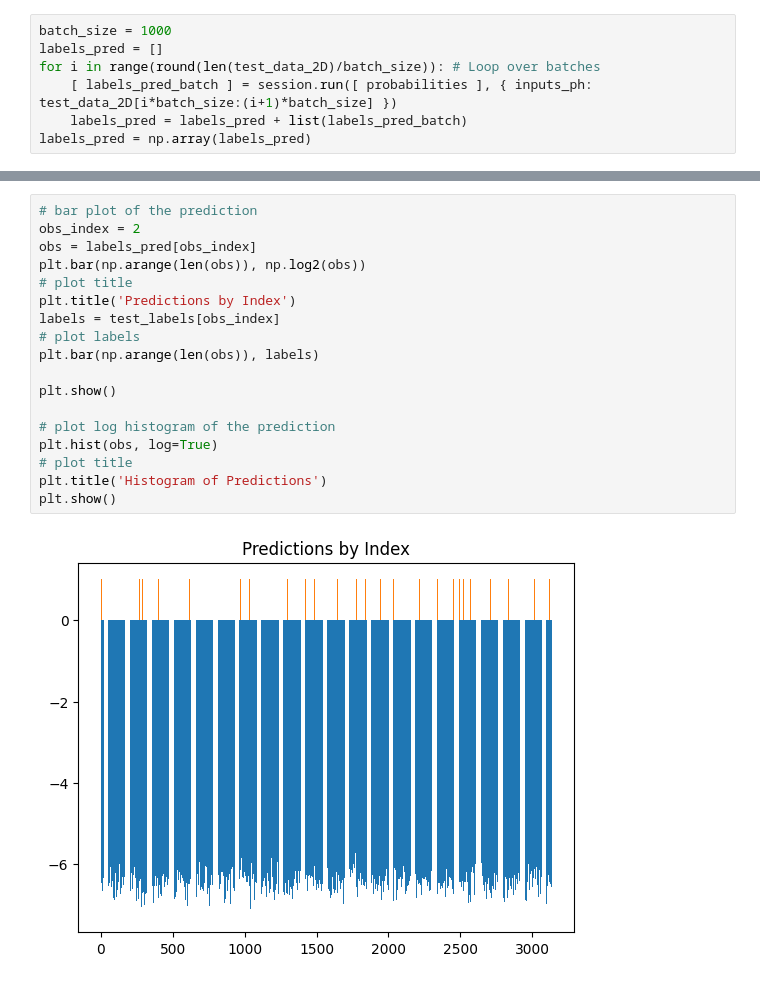
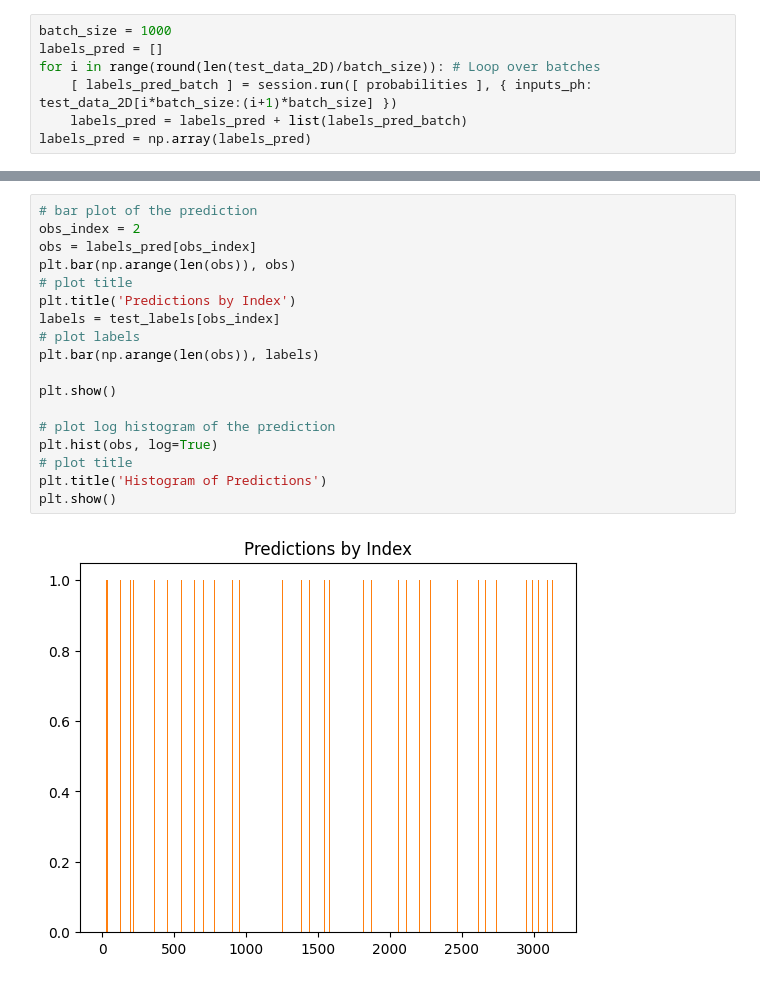
Before and after one commit to jiwang6/gconv-decoder, a Jupyter notebook: new-model/gconv_decoder.ipynb, the cells around one changed output, grey strips where cells are left out. Saved outputs shown, nothing was run; the diff lists cells and outputs as text.

```diff
--- a/new-model/gconv_decoder.ipynb
+++ b/new-model/gconv_decoder.ipynb
@@ -595,20 +587,20 @@ print(np.max(labels_pred), np.min(labels_pred))
 # %%
 # bar plot of the prediction
 obs_index = 2
 obs = labels_pred[obs_index]
-plt.bar(np.arange(len(obs)), np.log2(obs))
+plt.bar(np.arange(len(obs)), obs)
 # plot title
 plt.title('Predictions by Index')
 labels = test_labels[obs_index]
 # plot labels
 plt.bar(np.arange(len(obs)), labels)
 
 plt.show()
 
 # plot log histogram of the prediction
 plt.hist(obs, log=True)
 # plot title
 plt.title('Histogram of Predictions')
 plt.show()
 # %% [output]
-[figure, old version]
+[figure, new version]
```
Also changed, not shown: parts of 7 cells of this notebook.
